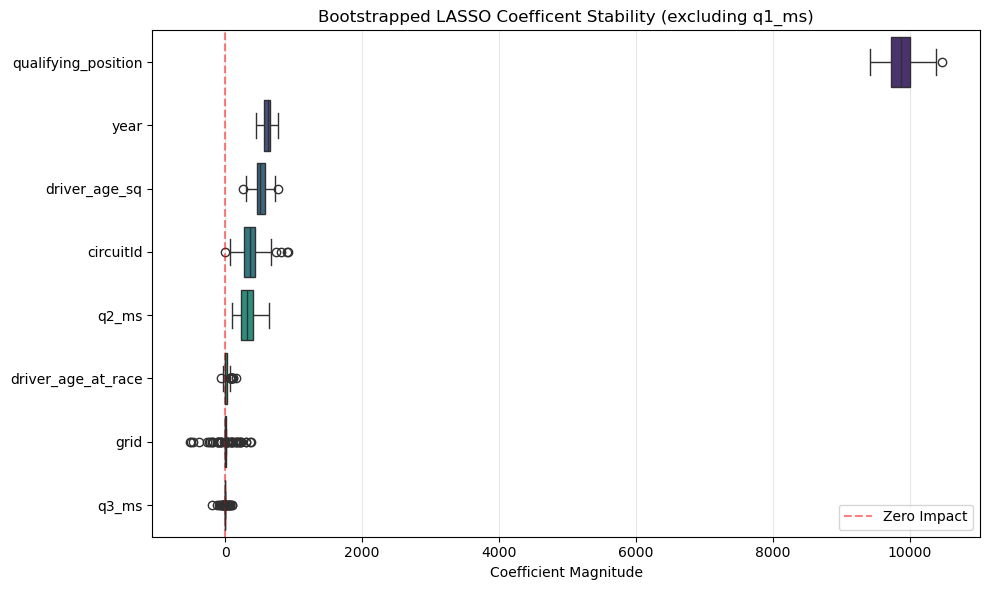
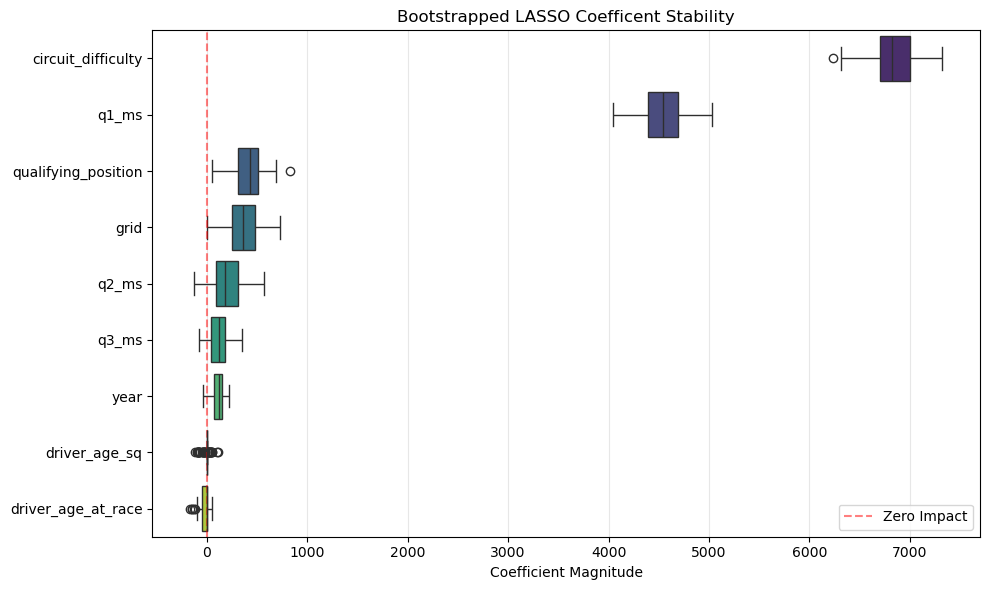
Code edit (unified diff) that turned the first committed figure into the second:
--- before
+++ after
@@ -3,5 +3,5 @@
 
 # Data Filtration
-bs_df = bootstrap_df.drop(columns=['q1_ms']) # Remove 'q1_ms' otherwise plot gets cluttered
+bs_df = bootstrap_df.copy() # Remove 'q1_ms' otherwise plot gets cluttered
 relevant_cols = bs_df.columns[bs_df.abs().mean() > 1]
 plot_data = bs_df[relevant_cols]
@@ -11,5 +11,5 @@
 
 sns.boxplot(data=bs_df[sorted_features], orient='h', palette='viridis')
-plt.title("Bootstrapped LASSO Coefficent Stability (excluding q1_ms)")
+plt.title("Bootstrapped LASSO Coefficent Stability")
 plt.xlabel("Coefficient Magnitude")
 plt.ylabel("")

Commit: fixed 'circuit_difficulty'